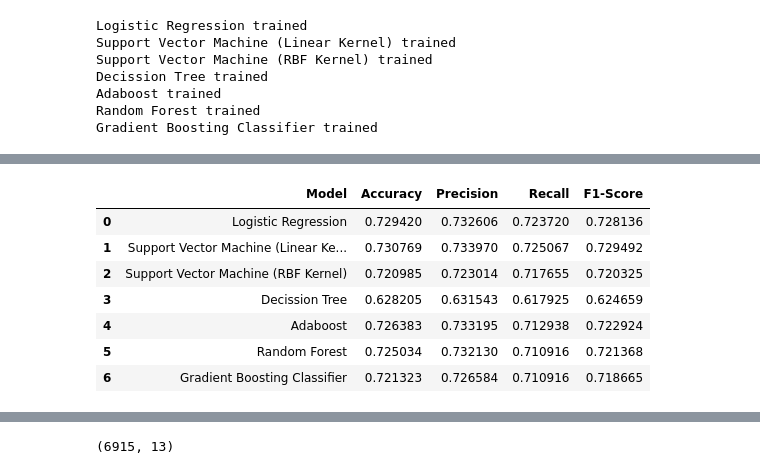
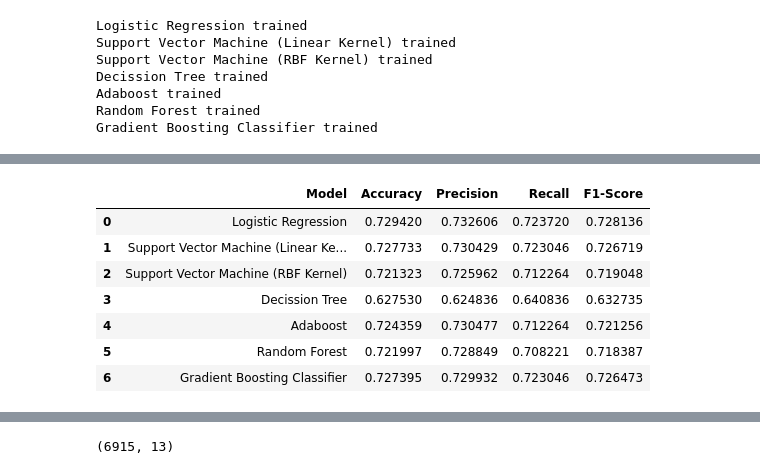
Before and after one commit to AReyH/league_of_legends_win_prediction, a Jupyter notebook: LeagueofLegendsWinPrediction.ipynb, the cells around one changed output, grey strips where cells are left out. Saved outputs shown, nothing was run; the diff lists cells and outputs as text; code cells hidden in the pictures.

```diff
--- a/LeagueofLegendsWinPrediction.ipynb
+++ b/LeagueofLegendsWinPrediction.ipynb
@@ -223,14 +225,14 @@ F1 Score for Gradient Boosting Classifier: 0.7262267343485618
-# %%
-scores
-# %% [output]
-|  | Model | Accuracy | Precision | Recall | F1-Score |
-| 0 | Logistic Regression | 0.729420 | 0.732606 | 0.723720 | 0.728136 |
-| 1 | Support Vector Machine (Linear Ke... | 0.730769 | 0.733970 | 0.725067 | 0.729492 |
-| 2 | Support Vector Machine (RBF Kernel) | 0.720985 | 0.723014 | 0.717655 | 0.720325 |
-| 3 | Decission Tree | 0.628205 | 0.631543 | 0.617925 | 0.624659 |
-| 4 | Adaboost | 0.726383 | 0.733195 | 0.712938 | 0.722924 |
-| 5 | Random Forest | 0.725034 | 0.732130 | 0.710916 | 0.721368 |
-| 6 | Gradient Boosting Classifier | 0.721323 | 0.726584 | 0.710916 | 0.718665 |
+# %%
+scores_2
+# %% [output]
+|  | Model | Accuracy | Precision | Recall | F1-Score |
+| 0 | Logistic Regression | 0.729420 | 0.732606 | 0.723720 | 0.728136 |
+| 1 | Support Vector Machine (Linear Ke... | 0.727733 | 0.730429 | 0.723046 | 0.726719 |
+| 2 | Support Vector Machine (RBF Kernel) | 0.721323 | 0.725962 | 0.712264 | 0.719048 |
+| 3 | Decission Tree | 0.627530 | 0.624836 | 0.640836 | 0.632735 |
+| 4 | Adaboost | 0.724359 | 0.730477 | 0.712264 | 0.721256 |
+| 5 | Random Forest | 0.721997 | 0.728849 | 0.708221 | 0.718387 |
+| 6 | Gradient Boosting Classifier | 0.727395 | 0.729932 | 0.723046 | 0.726473 |
 # %%
 scores_2
 # %% [output]
```
Also changed, not shown: parts of 6 cells of this notebook.
